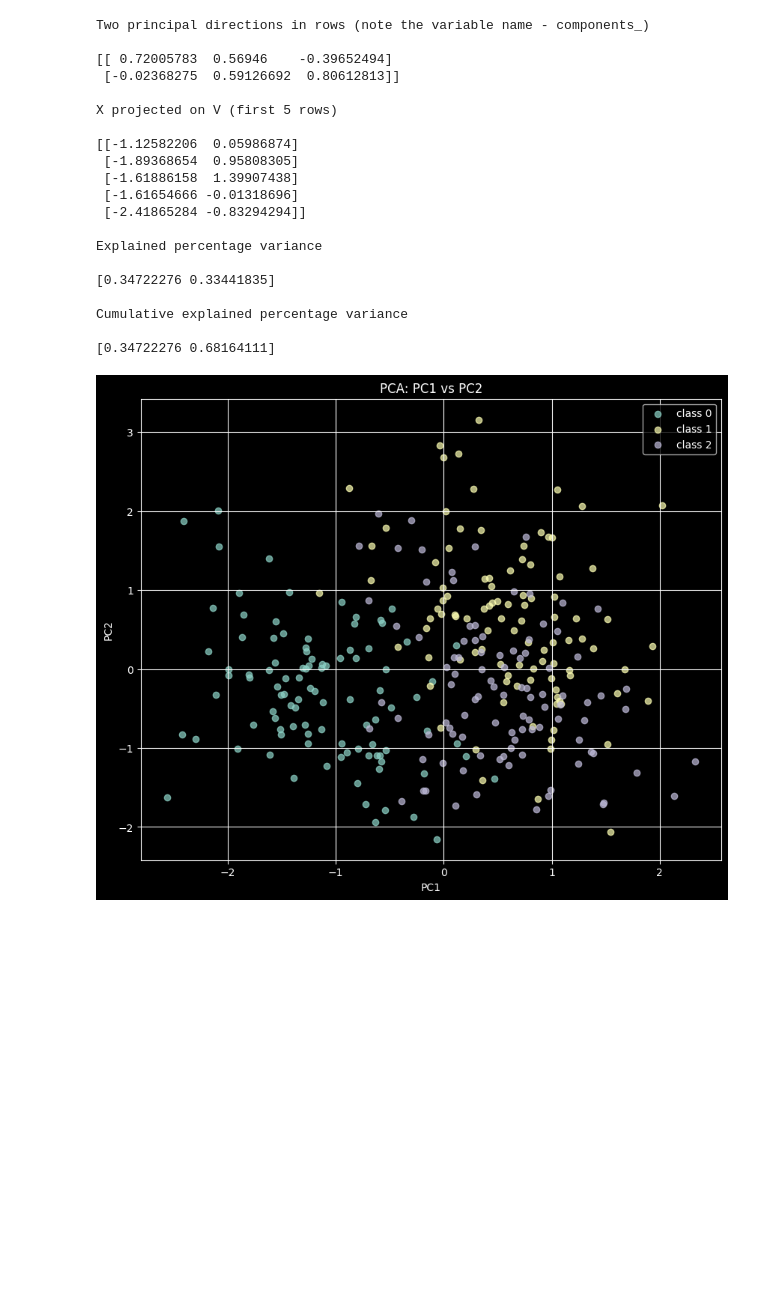
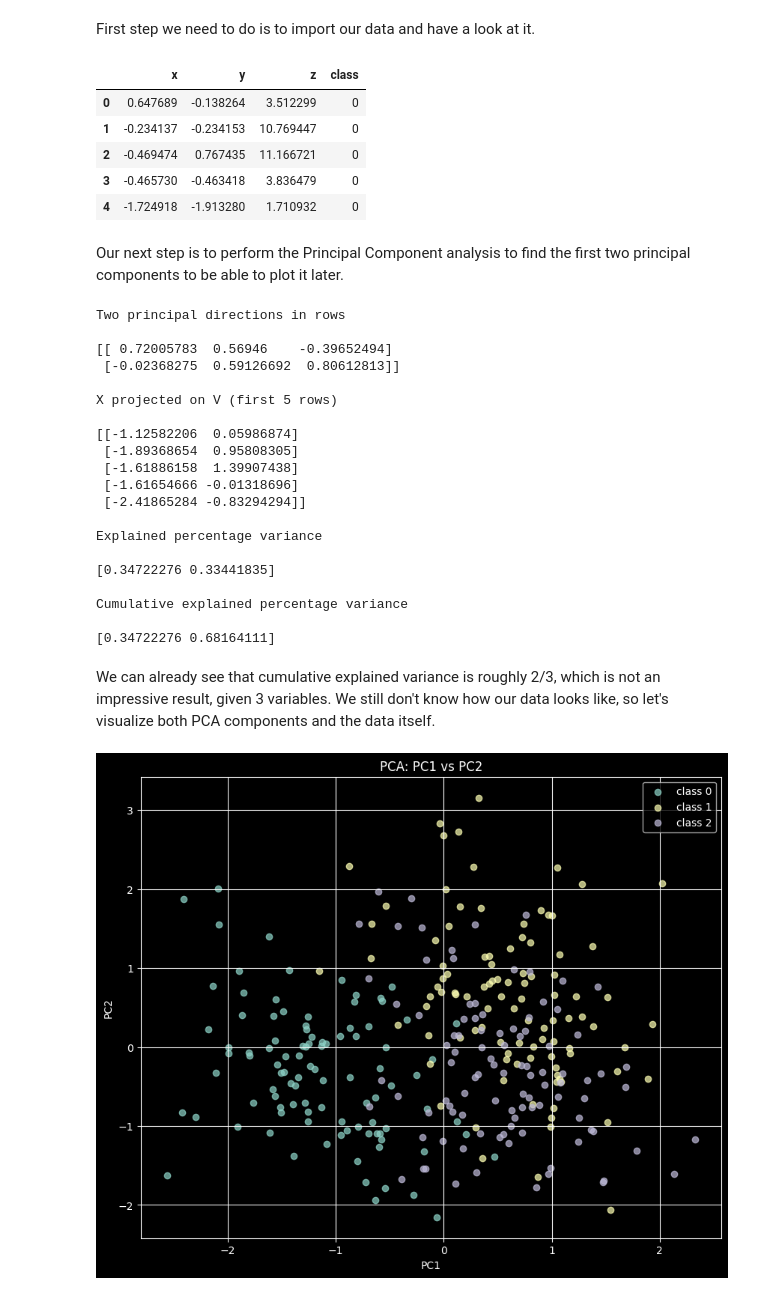
Before and after one commit to polymatheiia/ML2025L, a Jupyter notebook: solutions/homework1.ipynb, the cells around one changed output. Drawn from its saved outputs; the diff is of its cells as text; code cells hidden in the pictures; blank space fills up the shorter version.

Commit message:
Added explanations and better visuals

```diff
--- a/solutions/homework1.ipynb
+++ b/solutions/homework1.ipynb
@@ -7,5 +12,17 @@ from sklearn.decomposition import PCA
+# %% [markdown]
+First step we need to do is to import our data and have a look at it.
 # %%
 data = pd.read_csv('datasets/PCA_three_clusters_data.csv')
+data.head(5)
+# %% [output]
+|  | x | y | z | class |
+| 0 | 0.647689 | -0.138264 | 3.512299 | 0 |
+| 1 | -0.234137 | -0.234153 | 10.769447 | 0 |
+| 2 | -0.469474 | 0.767435 | 11.166721 | 0 |
+| 3 | -0.465730 | -0.463418 | 3.836479 | 0 |
+| 4 | -1.724918 | -1.913280 | 1.710932 | 0 |
+# %% [markdown]
+Our next step is to perform the Principal Component analysis to find the first two principal components to be able to plot it later.
 # %%
 X = data.drop(['class'],axis=1).values
 y = data['class'].values
@@ -18,7 +35,7 @@ X = scaler.fit_transform(X)
 pca = PCA(n_components = 2)
 XV = pca.fit_transform(X)
 
-print("\nTwo principal directions in rows (note the variable name - components_)\n")
+print("\nTwo principal directions in rows\n")
 print(pca.components_)
 
 print("\nX projected on V (first 5 rows)\n")
@@ -28,7 +45,7 @@ print(pca.explained_variance_ratio_)
 print("\nCumulative explained percentage variance\n")
 print(np.cumsum(pca.explained_variance_ratio_))
 # %% [output]
-Two principal directions in rows (note the variable name - components_)
+Two principal directions in rows
 
 [[ 0.72005783  0.56946    -0.39652494]
  [-0.02368275  0.59126692  0.80612813]]
@@ -48,6 +65,8 @@ Explained percentage variance
 Cumulative explained percentage variance
 
 [0.34722276 0.68164111]
+# %% [markdown]
+We can already see that cumulative explained variance is roughly 2/3, which is not an impressive result, given 3 variables. We still don't know how our data looks like, so let's visualize both PCA components and the data itself.
 # %%
 plt.figure(figsize=(10,8))
 for c in np.unique(y):
```
Also changed, not shown: parts of 9 cells of this notebook.
